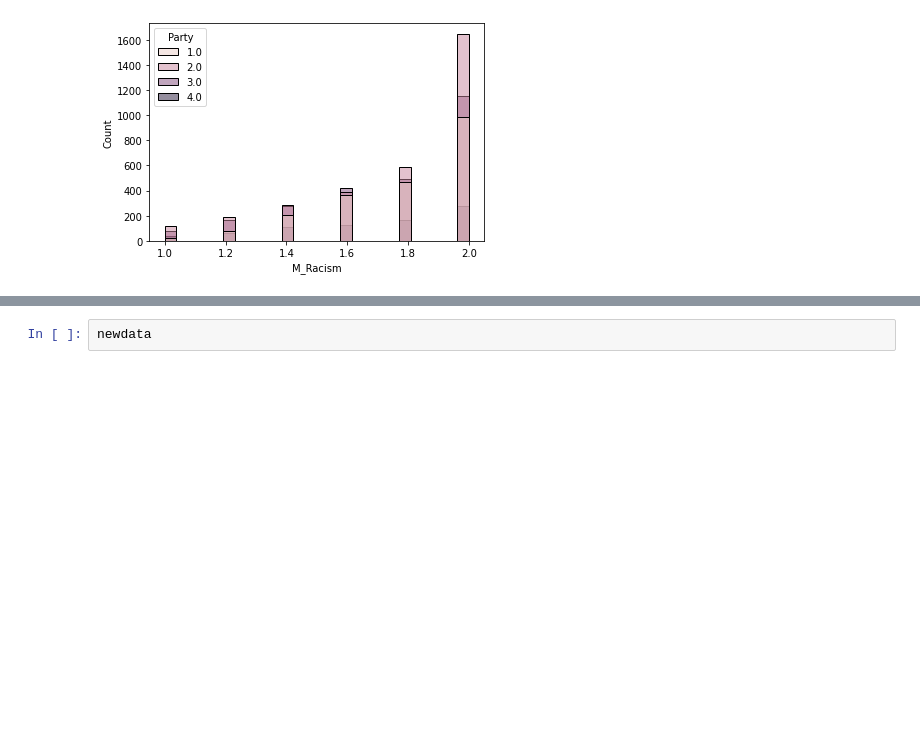
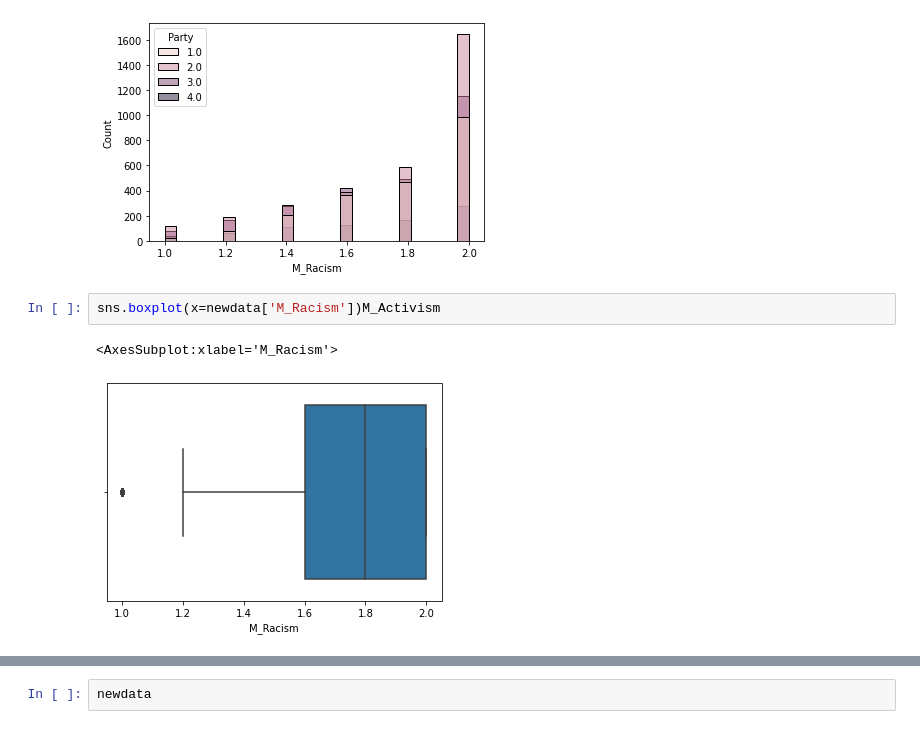
Before and after one commit to ChristinaGarasky/PoliticalPartyProject, a Jupyter notebook: CoderGirlProject2_clean.ipynb, the cells around one changed output, grey strips where cells are left out. Saved outputs shown, nothing was run; the diff lists cells and outputs as text; blank space fills up the shorter version.

```diff
--- a/CoderGirlProject2_clean.ipynb
+++ b/CoderGirlProject2_clean.ipynb
@@ -226,3 +226,8 @@ sns.histplot(data=newdata, x="M_Racism", hue="Party")
 # %% [output]
 <AxesSubplot:xlabel='M_Racism', ylabel='Count'>
 [figure]
+# %%
+sns.boxplot(x=newdata['M_Racism'])M_Activism
+# %% [output]
+<AxesSubplot:xlabel='M_Racism'>
+[figure, added]
```
Also changed, not shown: parts of 4 cells of this notebook.
